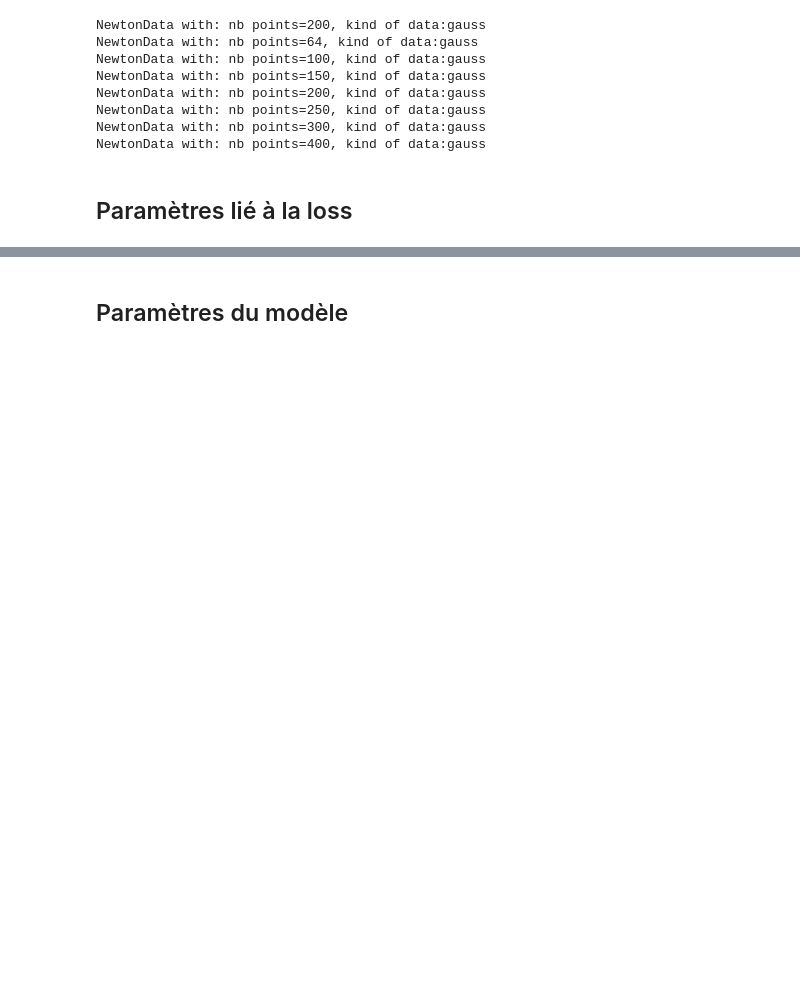
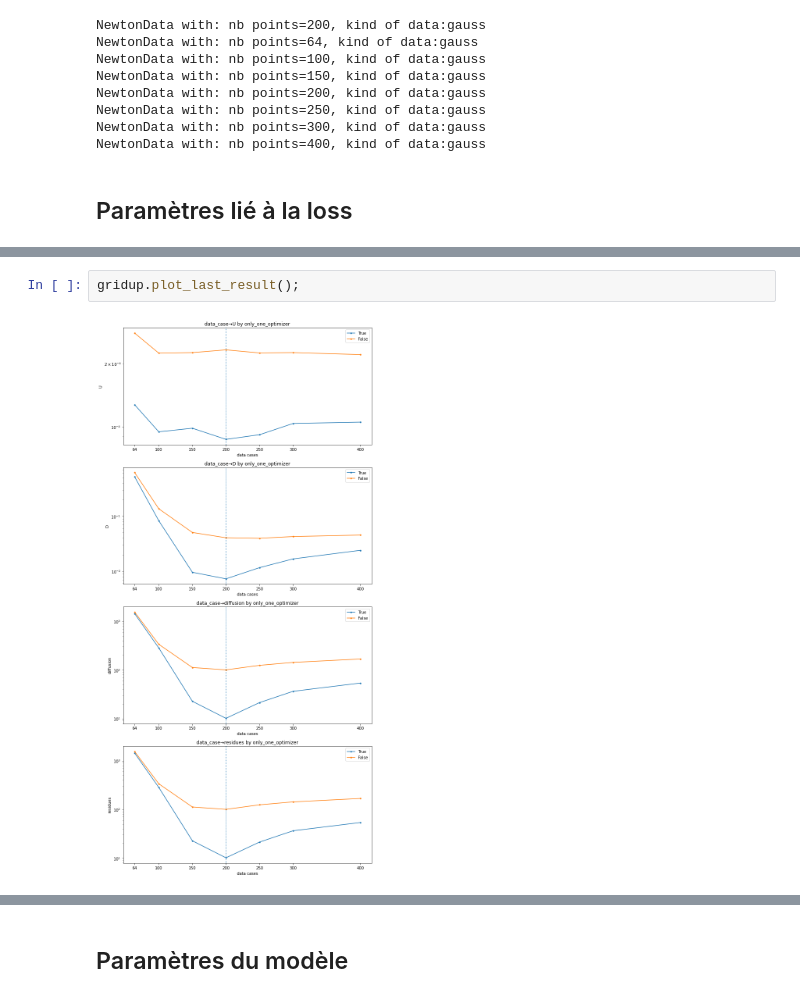
Before and after one commit to vincentvigon/small_libs, a Jupyter notebook: fourier_neural_operator/test_newton/run1_newton_with_grid_up.ipynb, the cells around one changed output, grey strips where cells are left out. Drawn from its saved outputs; the diff is of its cells as text; blank space fills up the shorter version.

```diff
--- a/fourier_neural_operator/test_newton/run1_newton_with_grid_up.ipynb
+++ b/fourier_neural_operator/test_newton/run1_newton_with_grid_up.ipynb
@@ -313,0 +348,4 @@ NewtonData with: nb points=400, kind of data:gauss
+# %%
+gridup.plot_last_result();
+# %% [output]
+[figure, added]
```
Also changed, not shown: parts of 14 cells of this notebook, 2 other files.
